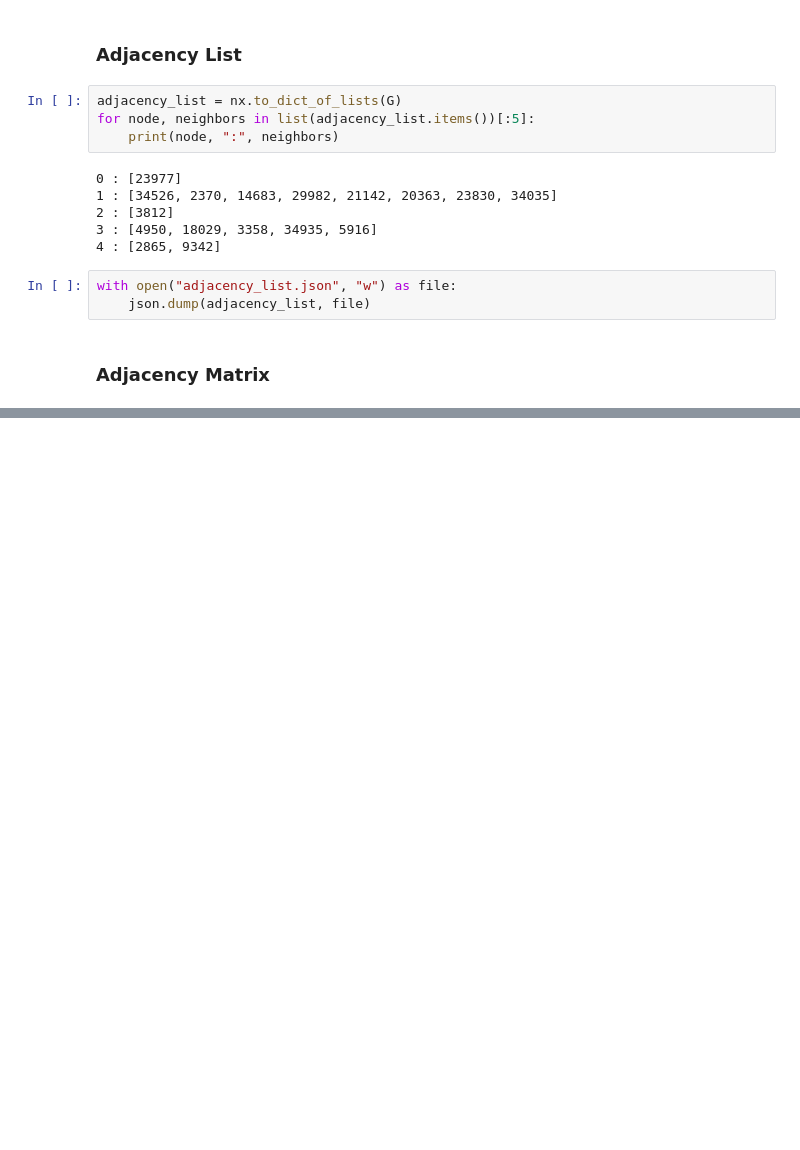
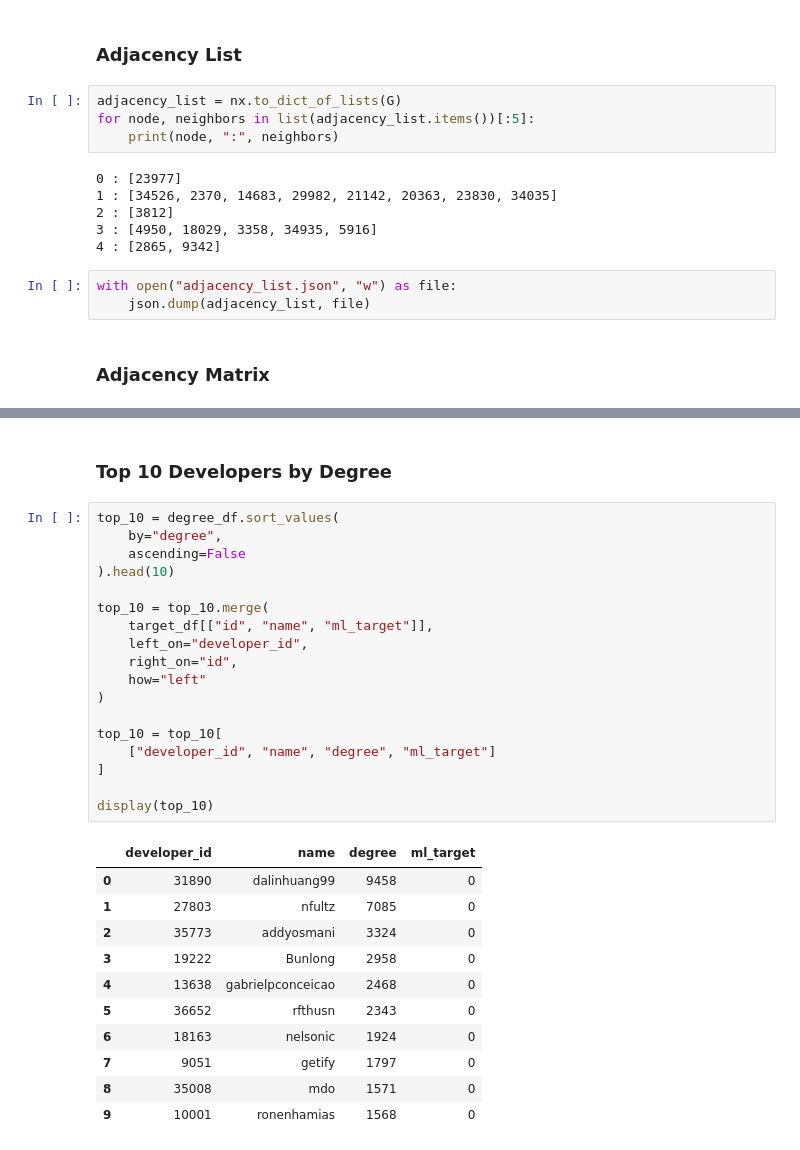
Before and after one commit to GehadHelmy/github_SNA, a Jupyter notebook: Project_SNA.ipynb, the cells around one changed output, grey strips where cells are left out. Drawn from its saved outputs; the diff is of its cells as text; blank space fills up the shorter version.

```diff
--- a/Project_SNA.ipynb
+++ b/Project_SNA.ipynb
@@ -372,0 +289,32 @@ ax.autoscale(); ax.axis("off"); plt.show()
+# %% [markdown]
+### **Top 10 Developers by Degree**
+# %%
+top_10 = degree_df.sort_values(
+    by="degree",
+    ascending=False
+).head(10)
+
+top_10 = top_10.merge(
+    target_df[["id", "name", "ml_target"]],
+    left_on="developer_id",
+    right_on="id",
+    how="left"
+)
+
+top_10 = top_10[
+    ["developer_id", "name", "degree", "ml_target"]
+]
+
+display(top_10)
+# %% [output]
+|  | developer_id | name | degree | ml_target |
+| 0 | 31890 | dalinhuang99 | 9458 | 0 |
+| 1 | 27803 | nfultz | 7085 | 0 |
+| 2 | 35773 | addyosmani | 3324 | 0 |
+| 3 | 19222 | Bunlong | 2958 | 0 |
+| 4 | 13638 | gabrielpconceicao | 2468 | 0 |
+| 5 | 36652 | rfthusn | 2343 | 0 |
+| 6 | 18163 | nelsonic | 1924 | 0 |
+| 7 | 9051 | getify | 1797 | 0 |
+| 8 | 35008 | mdo | 1571 | 0 |
+| 9 | 10001 | ronenhamias | 1568 | 0 |
```
Also changed, not shown: parts of 56 cells of this notebook.
